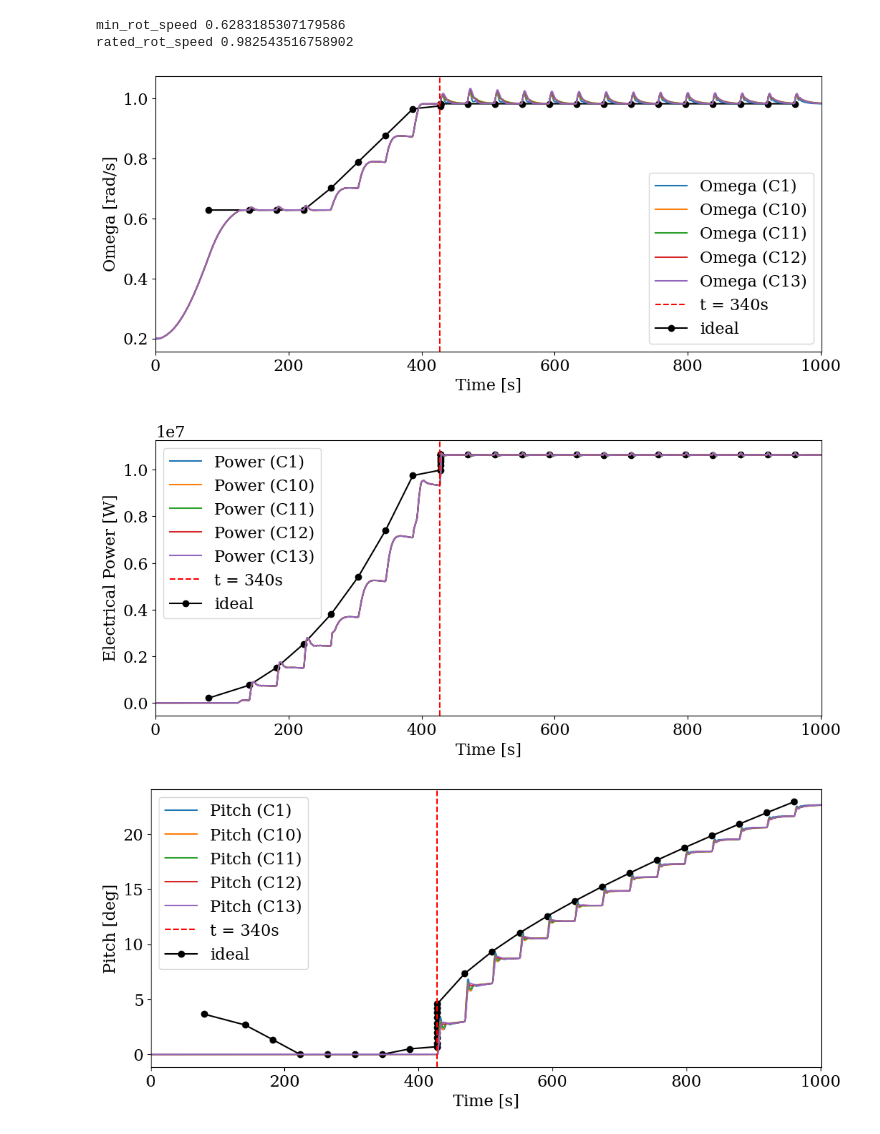
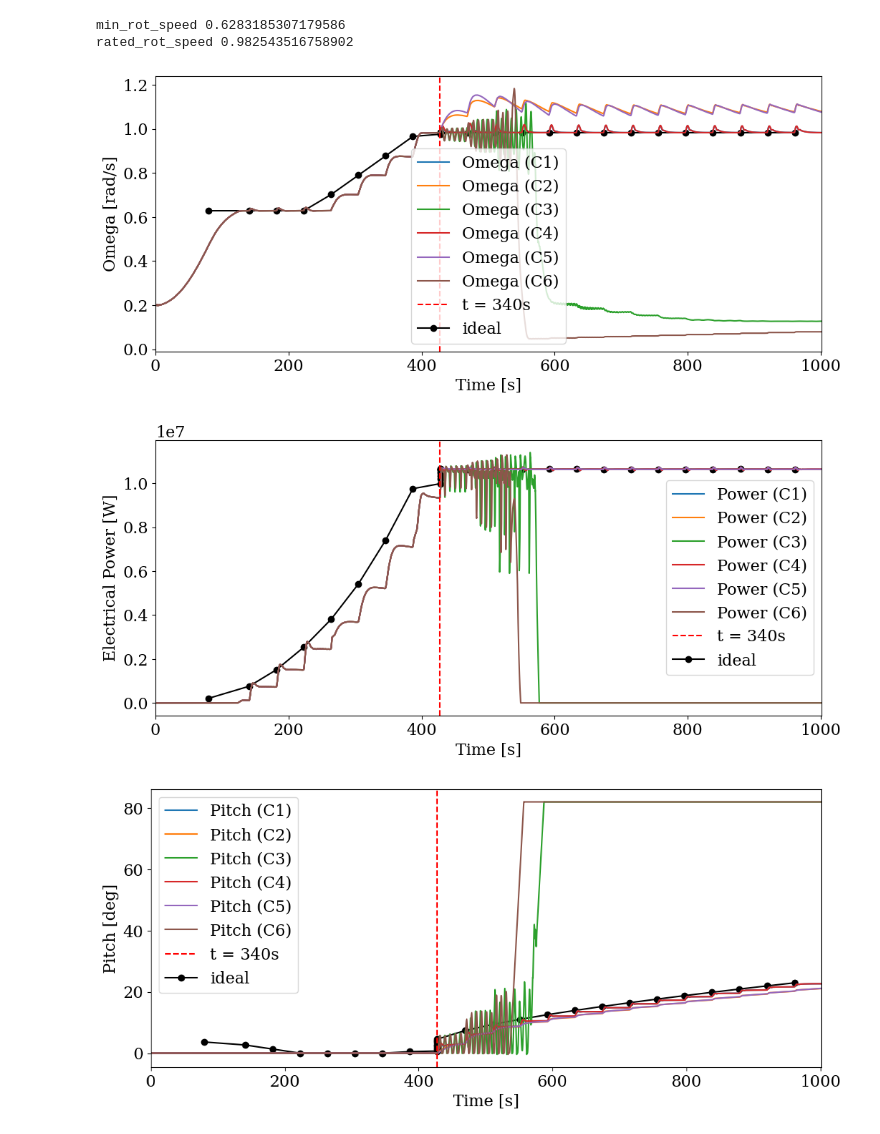
Before and after one commit to nicolaquaia/LAC_final, a Jupyter notebook: assignment_05/03_control.ipynb, the cells around one changed output. Drawn from its saved outputs; the diff is of its cells as text; code cells hidden in the pictures.

```diff
--- a/assignment_05/03_control.ipynb
+++ b/assignment_05/03_control.ipynb
@@ -391,9 +391,9 @@ xmin = 0
 xmax = 1001
 horizontal_line_wsp = V_RATED_Y
 
-#controller_list = ['C1', 'C2', 'C3', 'C4', 'C5', 'C6']
-controller_list = ['C1', 'C7', 'C8', 'C9']
-controller_list = ['C1', 'C10', 'C11', 'C12', 'C13']
+controller_list = ['C1', 'C2', 'C3', 'C4', 'C5', 'C6']
+#controller_list = ['C1', 'C7', 'C8', 'C9']
+#controller_list = ['C1', 'C10', 'C11', 'C12', 'C13']
 
 zoom = True
 
@@ -518,7 +518,7 @@ if zoom:
 
         # Plot Power
         ax_power.plot(h2res.t, h2res.data[:, idx_power], label=f'{controller_list[k]}')
-        overshoot_power, settling_idx_power = compute_overshoot_settling(h2res.data[:, idx_power], idx_rated+300,POWER_MAX, tolerance=0.0001)
+        overshoot_power, settling_idx_power = compute_overshoot_settling(h2res.data[:, idx_power], idx_rated+300,POWER_MAX, tolerance=0.01)
 
         print(f'    {controller_list[k]}      | {overshoot_omega:5.3f}       |       {h2res.t[settling_idx_omega]-time_Vrated:5.3f} | {overshoot_power:5.3f}      | {h2res.t[settling_idx_power]-time_Vrated:5.3f}')
 
@@ -543,33 +543,33 @@ if zoom:
     # Set labels and titles for Pitch plot
     ax_pitch.set_xlabel('Time [s]')
     ax_pitch.set_ylabel('Pitch [deg]')
     ax_pitch.set(ylim=[-0.5, 5])
     ax_pitch.set(xlim=[xmin, xmax])
     #ax_pitch.legend(ncol=3)
 
     # Set labels and titles for Omega plot
     ax_omega.set_xlabel('Time [s]')
     ax_omega.set_ylabel('Omega [rad/s]')
     ax_omega.set(ylim=[OMEGA_MAX*np.pi/30*0.95, OMEGA_MAX*np.pi/30*1.05])
     ax_omega.set(xlim=[xmin, xmax])
     #ax_omega.legend(ncol=3)
 
     # Set labels and titles for Power plot
     ax_power.set_xlabel('Time [s]')
     ax_power.set_ylabel('Electrical Power [W]')
     ax_power.set(ylim=[POWER_MAX*0.97, POWER_MAX*1.02])
     ax_power.set(xlim=[xmin, xmax])
     ax_power.legend(ncol=3)
 
     # Save each figure to a file
     #fig_omega.savefig('omega_plot_123.pdf')  # Save Omega plot
     #fig_power.savefig('power_plot_123.pdf')  # Save Power plot
     #fig_wsp.savefig('wsp_plot_123.pdf')      # Save WSP plot
     #fig_pitch.savefig('pitch_plot_123.png')  # Save Pitch plot
 
     # Show all plots
     plt.show()
 # %% [output]
-[figure, old version]
+[figure, new version]
-[figure, old version]
+[figure, new version]
-[figure, old version]
+[figure, new version]
```
Also changed, not shown: parts of 2 cells of this notebook, 31 other files.
